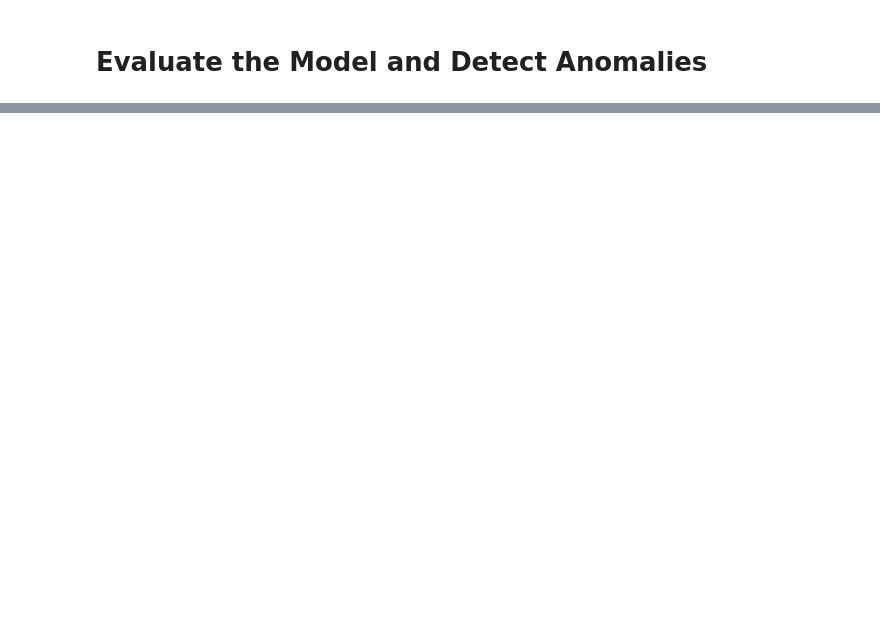
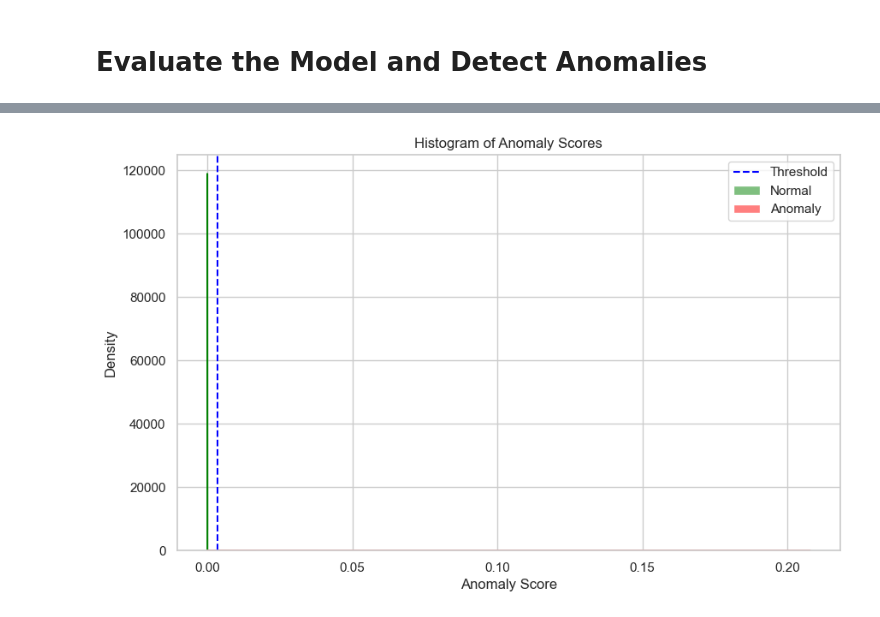
Before and after one commit to jed-ho/CVAE, a Jupyter notebook: CondVAE_s5.ipynb, the cells around one changed output, grey strips where cells are left out. Saved outputs shown, nothing was run; the diff lists cells and outputs as text; code cells hidden in the pictures; blank space fills up the shorter version.

```diff
--- a/CondVAE_s5.ipynb
+++ b/CondVAE_s5.ipynb
@@ -266,0 +311,20 @@ plt.show()
+# %%
+
+
+# Set plot style
+sns.set(style='whitegrid')
+def plot_anomaly_score_histogram(anomaly_scores, true_labels, threshold):
+    plt.figure(figsize=(10, 6))
+    sns.histplot(anomaly_scores[true_labels == 0], bins=50, color='green', label='Normal', kde=True, stat='density')
+    sns.histplot(anomaly_scores[true_labels == 1], bins=50, color='red', label='Anomaly', kde=True, stat='density')
+    plt.axvline(threshold, color='blue', linestyle='--', label='Threshold')
+    plt.title('Histogram of Anomaly Scores')
+    plt.xlabel('Anomaly Score')
+    plt.ylabel('Density')
+    plt.legend()
+    plt.show()
+
+# Call the function
+plot_anomaly_score_histogram(test_anomaly_scores, test_true_labels, threshold)
+# %% [output]
+[figure, added]
```
Also changed, not shown: parts of 24 cells of this notebook, 6 other files.
